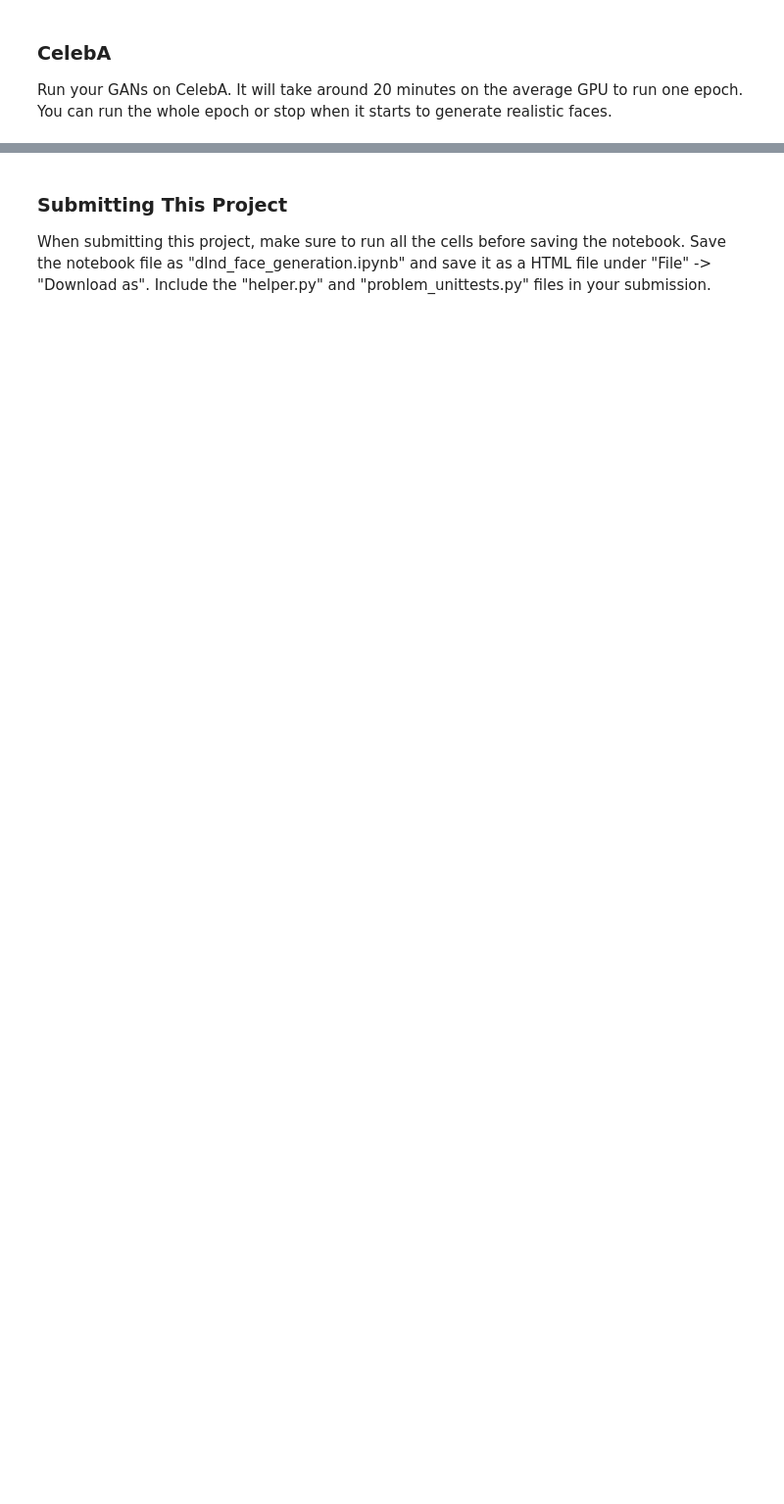
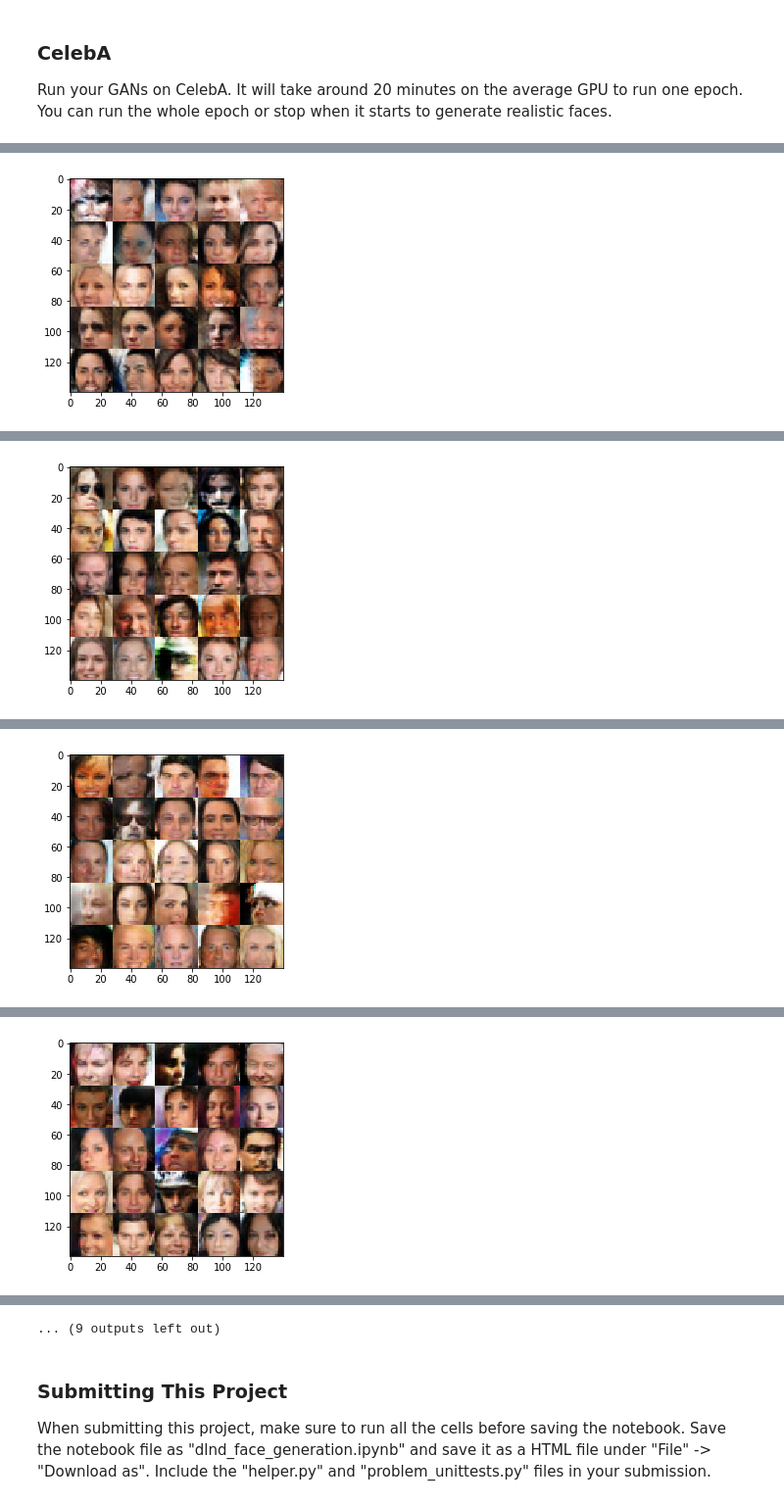
Before and after one commit to mateuszmrozewski/nd101_project_5, a Jupyter notebook: dlnd_face_generation.ipynb, the cells around one changed output, grey strips where cells are left out. Shown at 98% size. Drawn from its saved outputs; the diff is of its cells as text; code cells hidden in the pictures; blank space fills up the shorter version.

```diff
--- a/dlnd_face_generation.ipynb
+++ b/dlnd_face_generation.ipynb
@@ -375,18 +497,19 @@ Epoch 1/1, iteration 40: Discriminator Loss: 0.0000, Generator Loss: 244.8204
 ### CelebA
 Run your GANs on CelebA.  It will take around 20 minutes on the average GPU to run one epoch.  You can run the whole epoch or stop when it starts to generate realistic faces.
 # %%
-batch_size = None
-z_dim = None
-learning_rate = None
-beta1 = None
+batch_size = 64
+z_dim = 100
+learning_rate = 0.001
+beta1 = 0.5
 
 
 """
 DON'T MODIFY ANYTHING IN THIS CELL THAT IS BELOW THIS LINE
 """
-epochs = 1
+epochs = 10
 
 celeba_dataset = helper.Dataset('celeba', glob(os.path.join(data_dir, 'img_align_celeba/*.jpg')))
 with tf.Graph().as_default():
     train(epochs, batch_size, z_dim, learning_rate, beta1, celeba_dataset.get_batches,
           celeba_dataset.shape, celeba_dataset.image_mode)
+# %% [output]
@@ -392,0 +533 @@ with tf.Graph().as_default():
+[figure, added]
@@ -392,0 +551 @@ with tf.Graph().as_default():
+[figure, added]
@@ -392,0 +569 @@ with tf.Graph().as_default():
+[figure, added]
@@ -392,0 +587 @@ with tf.Graph().as_default():
+[figure, added]
@@ -393,3 +624,4 @@ with tf.Graph().as_default():
+... (9 outputs left out)
 # %% [markdown]
 ### Submitting This Project
 When submitting this project, make sure to run all the cells before saving the notebook. Save the notebook file as "dlnd_face_generation.ipynb" and save it as a HTML file under "File" -> "Download as". Include the "helper.py" and "problem_unittests.py" files in your submission.
```
Also changed, not shown: parts of 12 cells of this notebook.
